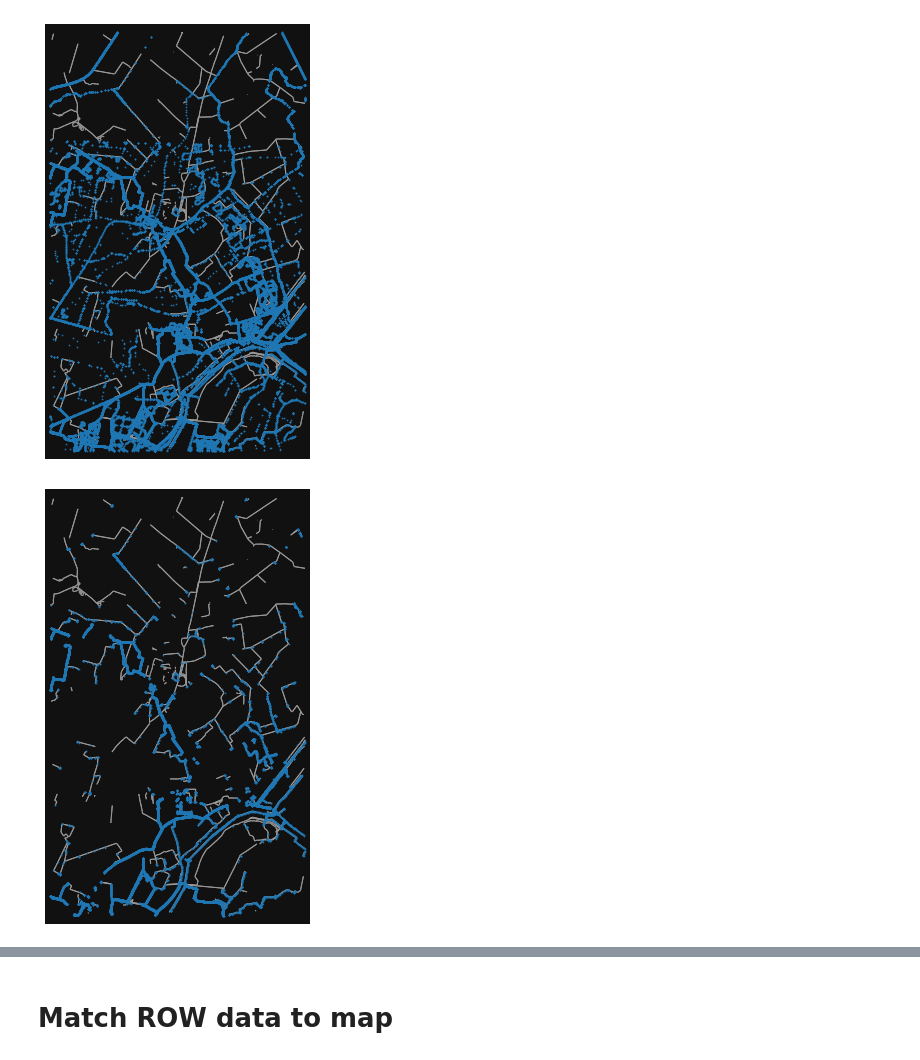
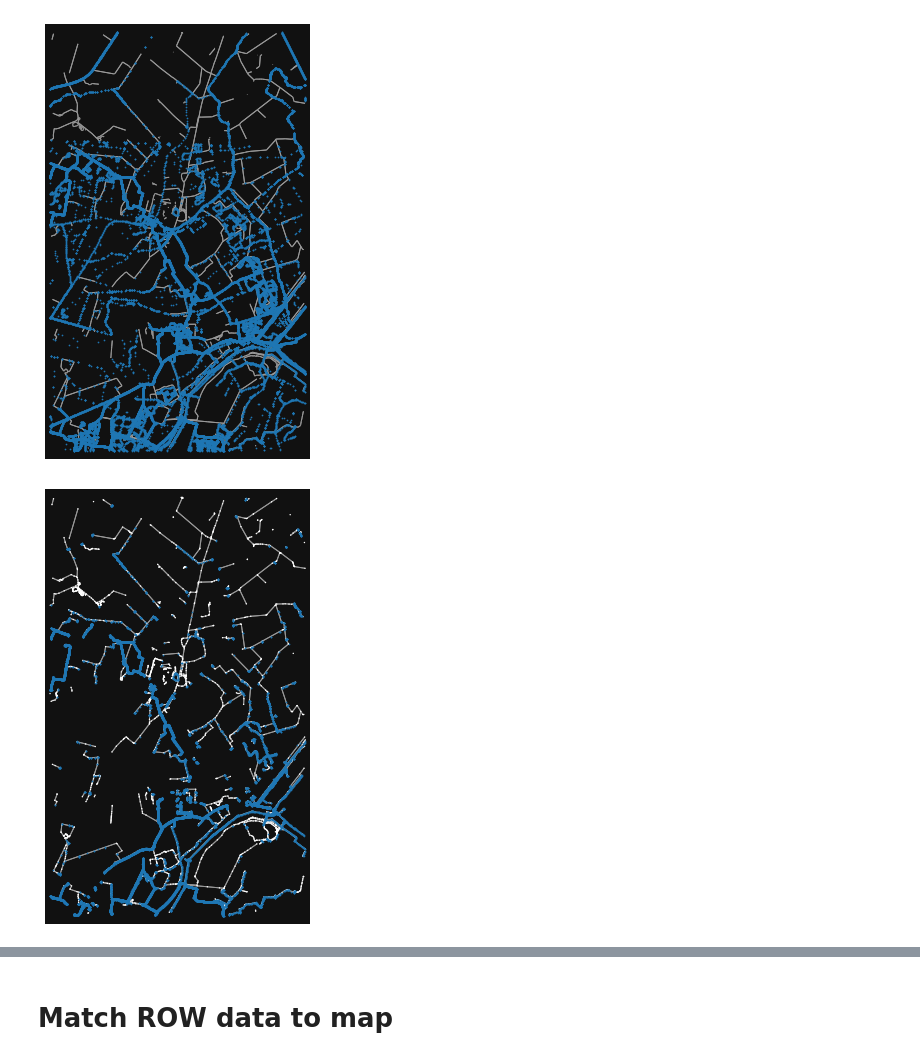
Before and after one commit to Andrewwango/prow-map, a Jupyter notebook: analysis.ipynb, the cells around one changed output, grey strips where cells are left out. Drawn from its saved outputs; the diff is of its cells as text; code cells hidden in the pictures.

```diff
--- a/analysis.ipynb
+++ b/analysis.ipynb
@@ -13,5 +14,5 @@ public_gps_df = pd.read_csv("data/public/public_gps_traces_bbox.csv")
 # %%
 nearest_edges, dists = ox.nearest_edges(G, public_gps_df["longitude"], public_gps_df["latitude"], return_dist=True, interpolate=metres_to_dist(5))
 # %%
-#public_gps_df["nn"] = nearest_nodes
+public_gps_df["ne"] = nearest_edges
 public_gps_df["dist"] = dists
@@ -20,3 +19,5 @@ d = 20
+# %%
+matched_public_gps_df = threshold_on_col(public_gps_df)
 # %%
 fig, ax = ox.plot_graph(G, node_size=0, show=False, close=False)
 ax.scatter(public_gps_df["longitude"], public_gps_df["latitude"], s=2, marker='.')
@@ -24,8 +25,8 @@ plt.show()
 # %% [output]
 [figure]
 # %%
-fig, ax = ox.plot_graph(G, node_size=0, show=False, close=False)
-ax.scatter(public_gps_df["longitude"].loc[public_gps_df["dist"] < d], public_gps_df["latitude"].loc[public_gps_df["dist"] < d], s=2, marker='.')
+fig, ax = ox.plot_graph(G, node_size=2, show=False, close=False)
+ax.scatter(matched_public_gps_df["longitude"], matched_public_gps_df["latitude"], s=2, marker='.')
 plt.show()
 # %% [output]
-[figure, old version]
+[figure, new version]
```
Also changed, not shown: parts of 40 cells of this notebook, 10 other files.
